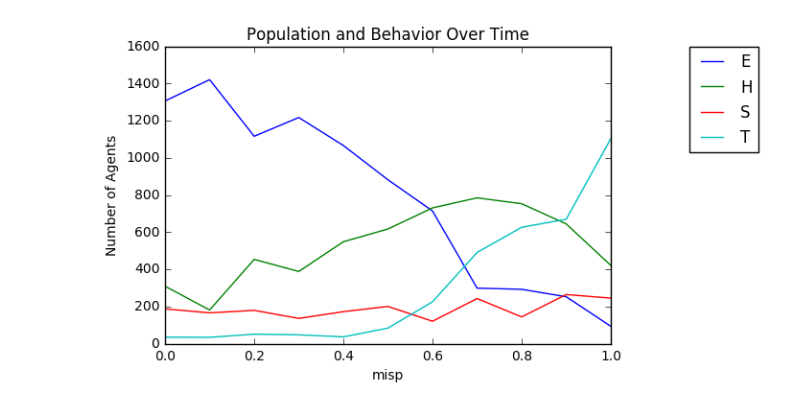
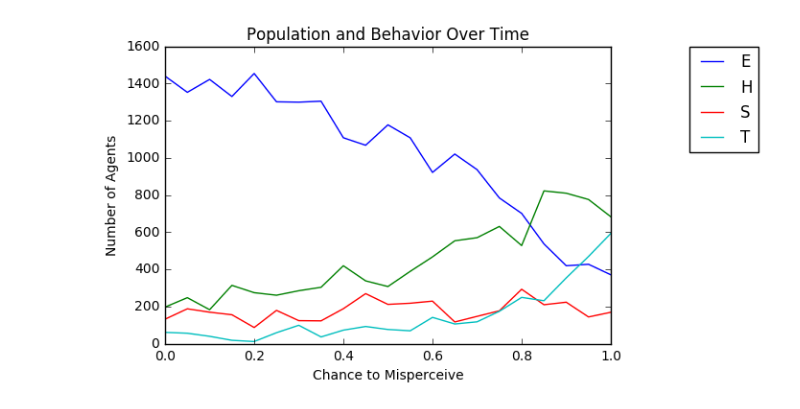
Before and after one commit to kailevy/EthnoModel, a Jupyter notebook: code/global_misperception_experiments.ipynb, the cells around one changed output. Drawn from its saved outputs; the diff is of its cells as text; code cells hidden in the pictures.

Commit message:
new graphs, changed model misp

```diff
--- a/code/global_misperception_experiments.ipynb
+++ b/code/global_misperception_experiments.ipynb
@@ -7,25 +7,25 @@ import matplotlib.patches as mpatches
 %matplotlib inline
 from ethno import EthnoModel, EthnoAgent
 # %%
-# m = EthnoModel(5,50,50,1,0.005,1,[0b00, 0b01, 0b10, 0b11], max_iters=1000)
+m = EthnoModel(5,50,50,1,0.005,0.4,[0b00, 0b01, 0b10, 0b11], max_iters=2000)
 # %%
 %%time
-# m.run_model()
-# data = m.datacollector.get_model_vars_dataframe()
-# ax = data[["Ethnocentric","Humanitarian", "Selfish", "Traitor"]].plot()
-# ax.set_title("Population and Behavior Over Time")
-# ax.set_xlabel("Step")
-# ax.set_ylabel("Number of Agents")
-# _ = ax.legend(bbox_to_anchor=(1.35, 1.025))
+m.run_model()
+data = m.datacollector.get_model_vars_dataframe()
+ax = data[["Ethnocentric","Humanitarian", "Selfish", "Traitor"]].plot()
+ax.set_title("Population and Behavior Over Time")
+ax.set_xlabel("Step")
+ax.set_ylabel("Number of Agents")
+_ = ax.legend(bbox_to_anchor=(1.35, 1.025))
 
-winners = []
-for _ in range(10):
-    m = EthnoModel(5,50,50,1,0.005,1,[0b00, 0b01, 0b10, 0b11], max_iters=2000)
-    m.run_model()
-    data = m.datacollector.get_model_vars_dataframe()
-    S_mean_count = (data.Selfish[1900:].get_values().mean(),'S')
-    T_mean_count = (data.Traitor[1900:].get_values().mean(),'T')
-    E_mean_count = (data.Ethnocentric[1900:].get_values().mean(),'E')
-    H_mean_count = (data.Humanitarian[1900:].get_values().mean(),'H')
-    winners.append(max(S_mean_count,T_mean_count,E_mean_count,H_mean_count)[1])
+# winners = []
+# for _ in range(10):
+#     m = EthnoModel(5,50,50,1,0.005,1,[0b00, 0b01, 0b10, 0b11], max_iters=2000)
+#     m.run_model()
+#     data = m.datacollector.get_model_vars_dataframe()
+#     S_mean_count = (data.Selfish[1900:].get_values().mean(),'S')
+#     T_mean_count = (data.Traitor[1900:].get_values().mean(),'T')
+#     E_mean_count = (data.Ethnocentric[1900:].get_values().mean(),'E')
+#     H_mean_count = (data.Humanitarian[1900:].get_values().mean(),'H')
+#     winners.append(max(S_mean_count,T_mean_count,E_mean_count,H_mean_count)[1])
 # %% [output]
@@ -37,7 +34,8 @@ winners
 # %%
+%%time
 agg = {}
-for i in range(11):
-    misp = i/10.0
+for i in range(21):
+    misp = i/20.0
     m = EthnoModel(5,50,50,1,0.005,misp,[0b00, 0b01, 0b10, 0b11], max_iters=2000)
     m.run_model()
     data = m.datacollector.get_model_vars_dataframe()
@@ -52,11 +52,11 @@ agg_table.columns = ['S','T','E','H']
 # %%
 ax = agg_table[["E","H", "S", "T"]].plot()
 ax.set_title("Population and Behavior Over Time")
-ax.set_xlabel("misp")
+ax.set_xlabel("Chance to Misperceive")
 ax.set_ylabel("Number of Agents")
 _ = ax.legend(bbox_to_anchor=(1.35, 1.025))
 # %% [output]
-[figure, old version]
+[figure, new version]
 # %%
 m = EthnoModel(5,50,50,1,0.005,.1,[0b00, 0b01, 0b10, 0b11], max_iters=500)
 m.run_model()
```
Also changed, not shown: parts of 7 cells of this notebook, 4 other files.
